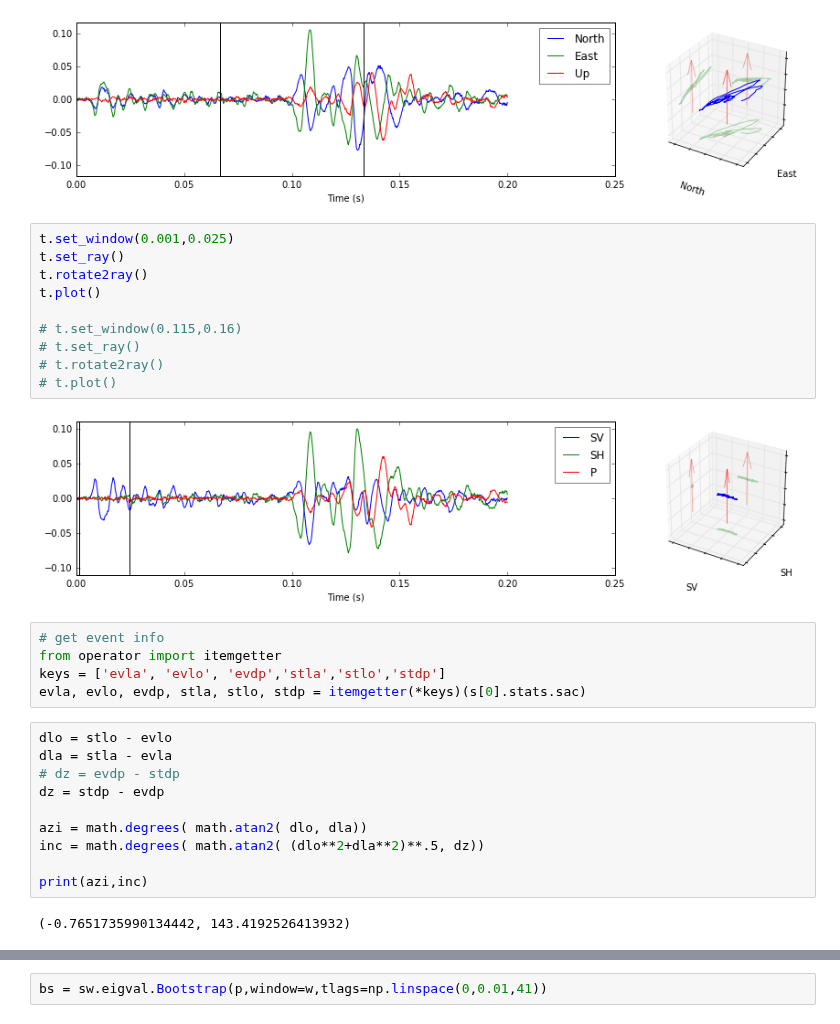
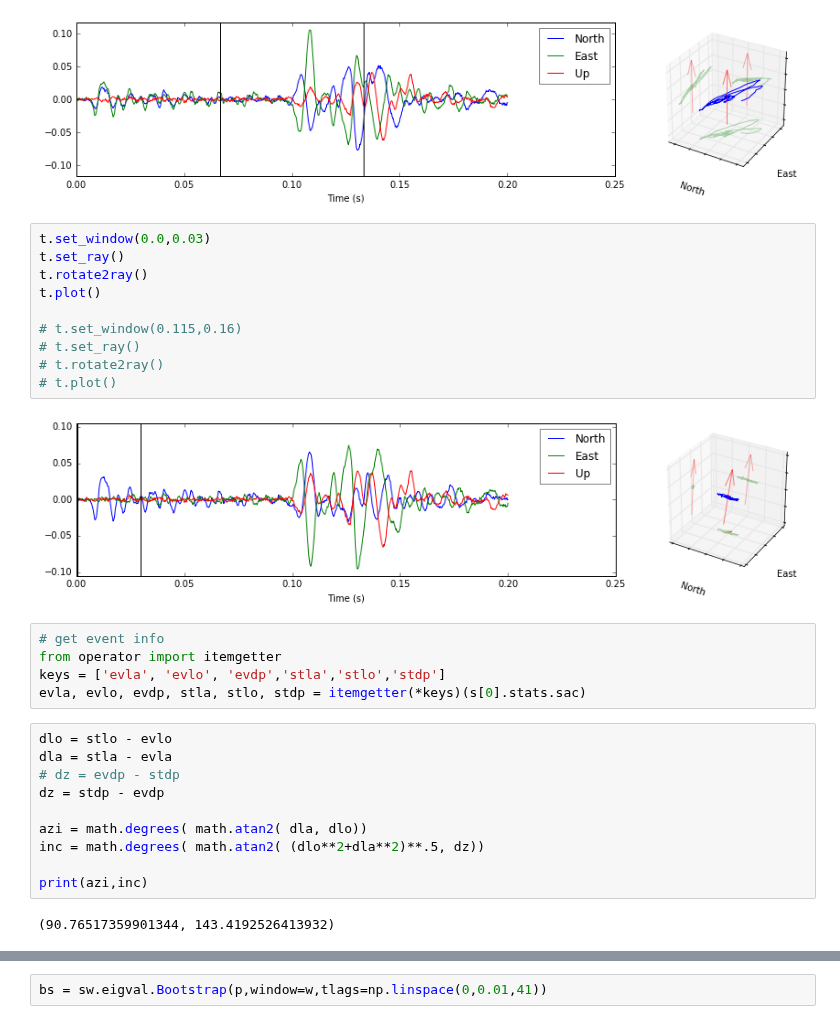
Before and after one commit to JackWalpole/splitwavepy, a Jupyter notebook: devel/Microseismic.ipynb, the cells around one changed output, grey strips where cells are left out. Drawn from its saved outputs; the diff is of its cells as text.

```diff
--- a/devel/Microseismic.ipynb
+++ b/devel/Microseismic.ipynb
@@ -50,17 +47,17 @@ t.plot()
 # %% [output]
 [figure]
 # %%
-t.set_window(0.001,0.025)
+t.set_window(0.0,0.03)
 t.set_ray()
 t.rotate2ray()
 t.plot()
 
 # t.set_window(0.115,0.16)
 # t.set_ray()
 # t.rotate2ray()
 # t.plot()
 # %% [output]
-[figure, old version]
+[figure, new version]
 # %%
 # get event info
 from operator import itemgetter
@@ -72,10 +69,10 @@ dla = stla - evla
 # dz = evdp - stdp
 dz = stdp - evdp
 
-azi = math.degrees( math.atan2( dlo, dla))
+azi = math.degrees( math.atan2( dla, dlo))
 inc = math.degrees( math.atan2( (dlo**2+dla**2)**.5, dz))
 
 print(azi,inc)
 # %% [output]
-(-0.7651735990134442, 143.4192526413932)
+(90.76517359901344, 143.4192526413932)
 # %%
```
Also changed, not shown: parts of 8 cells of this notebook.
